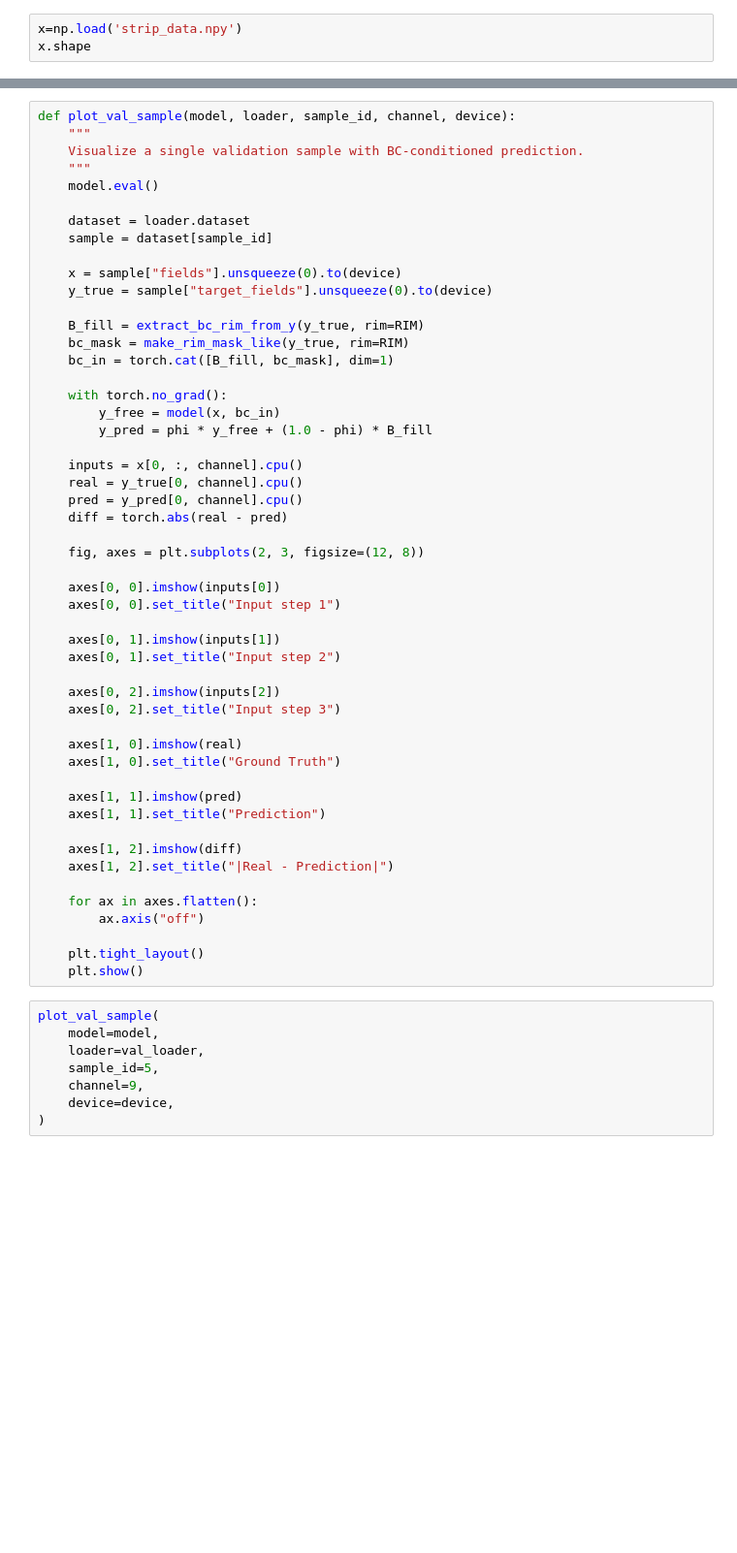
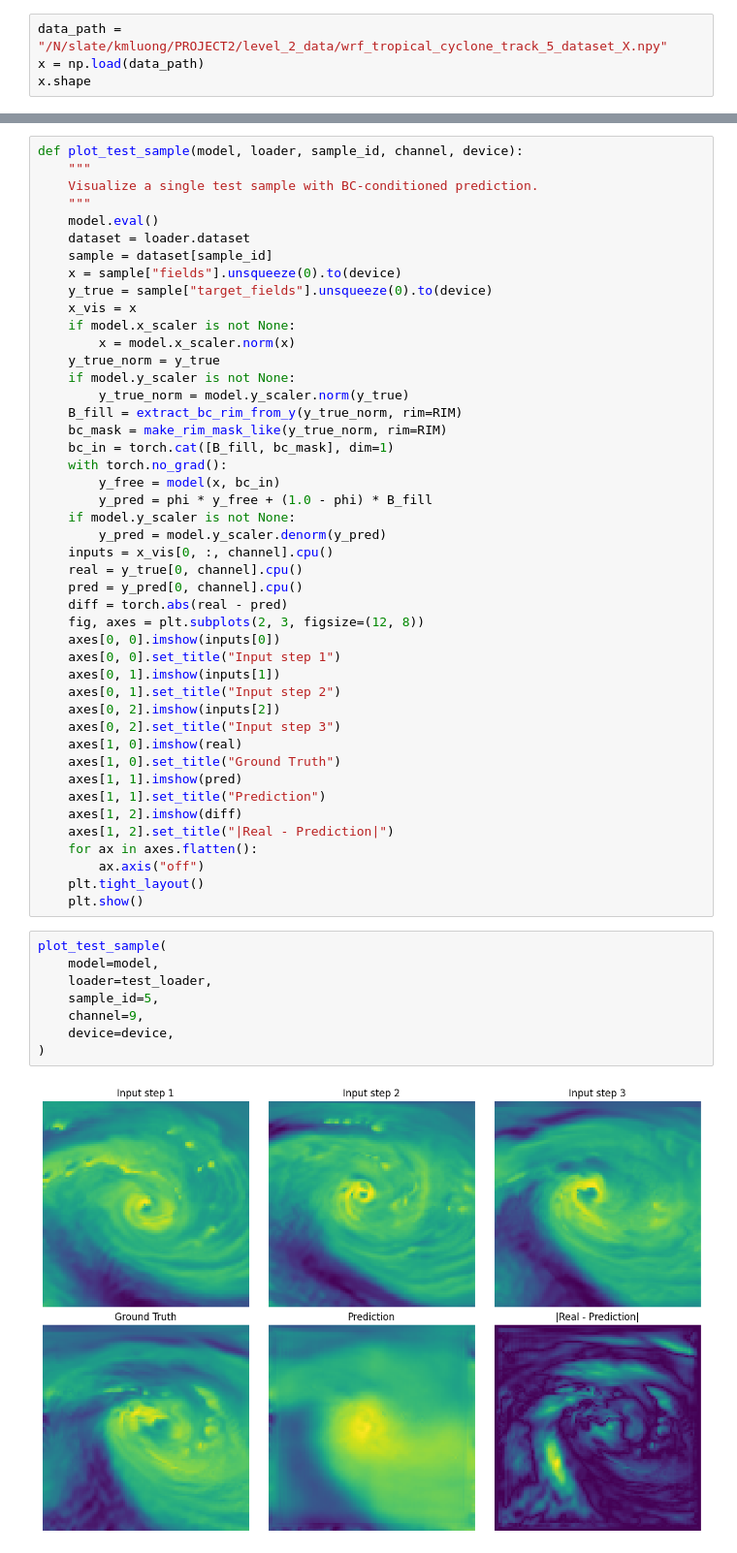
Before and after one commit to Ely-tra/Deep-learning-intensity-projection, a Jupyter notebook: models/IP-AFNO/IP-visuallization.ipynb, the cells around one changed output, grey strips where cells are left out. Shown: that part at 97% size. Drawn from its saved outputs; the diff is of its cells as text; blank space fills up the shorter version.

```diff
--- a/models/IP-AFNO/IP-visuallization.ipynb
+++ b/models/IP-AFNO/IP-visuallization.ipynb
@@ -12,3 +13,4 @@ print("Using device:", device)
 # %%
-x=np.load('strip_data.npy')
+data_path = "/N/slate/kmluong/PROJECT2/level_2_data/wrf_tropical_cyclone_track_5_dataset_X.npy"
+x = np.load(data_path)
 x.shape
@@ -283,59 +78,55 @@ class TC_AFNO_Intensity(nn.Module):
 # %%
-def plot_val_sample(model, loader, sample_id, channel, device):
+def plot_test_sample(model, loader, sample_id, channel, device):
     """
-    Visualize a single validation sample with BC-conditioned prediction.
+    Visualize a single test sample with BC-conditioned prediction.
     """
     model.eval()
-
     dataset = loader.dataset
     sample = dataset[sample_id]
-
     x = sample["fields"].unsqueeze(0).to(device)
     y_true = sample["target_fields"].unsqueeze(0).to(device)
-
-    B_fill = extract_bc_rim_from_y(y_true, rim=RIM)
-    bc_mask = make_rim_mask_like(y_true, rim=RIM)
+    x_vis = x
+    if model.x_scaler is not None:
+        x = model.x_scaler.norm(x)
+    y_true_norm = y_true
+    if model.y_scaler is not None:
+        y_true_norm = model.y_scaler.norm(y_true)
+    B_fill = extract_bc_rim_from_y(y_true_norm, rim=RIM)
+    bc_mask = make_rim_mask_like(y_true_norm, rim=RIM)
     bc_in = torch.cat([B_fill, bc_mask], dim=1)
-
     with torch.no_grad():
         y_free = model(x, bc_in)
         y_pred = phi * y_free + (1.0 - phi) * B_fill
-
-    inputs = x[0, :, channel].cpu()
+    if model.y_scaler is not None:
+        y_pred = model.y_scaler.denorm(y_pred)
+    inputs = x_vis[0, :, channel].cpu()
     real = y_true[0, channel].cpu()
     pred = y_pred[0, channel].cpu()
     diff = torch.abs(real - pred)
-
     fig, axes = plt.subplots(2, 3, figsize=(12, 8))
-
     axes[0, 0].imshow(inputs[0])
     axes[0, 0].set_title("Input step 1")
-
     axes[0, 1].imshow(inputs[1])
     axes[0, 1].set_title("Input step 2")
-
     axes[0, 2].imshow(inputs[2])
     axes[0, 2].set_title("Input step 3")
-
     axes[1, 0].imshow(real)
     axes[1, 0].set_title("Ground Truth")
-
     axes[1, 1].imshow(pred)
     axes[1, 1].set_title("Prediction")
-
     axes[1, 2].imshow(diff)
     axes[1, 2].set_title("|Real - Prediction|")
-
     for ax in axes.flatten():
         ax.axis("off")
-
     plt.tight_layout()
     plt.show()
 # %%
-plot_val_sample(
+plot_test_sample(
     model=model,
-    loader=val_loader,
+    loader=test_loader,
     sample_id=5,
     channel=9,
     device=device,
 )
+# %% [output]
+[figure, added]
```
Also changed, not shown: parts of 4 cells of this notebook, 1 other file.
